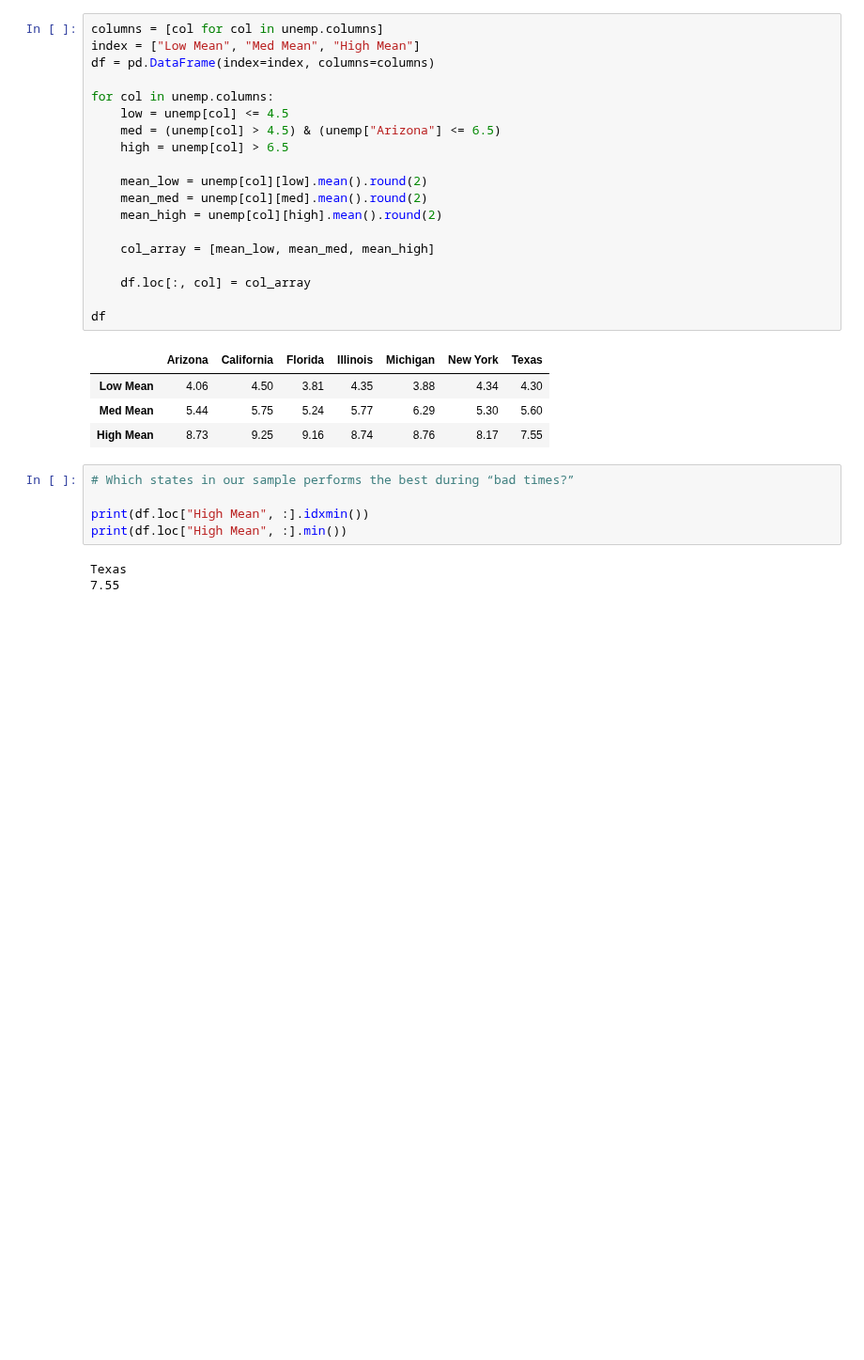
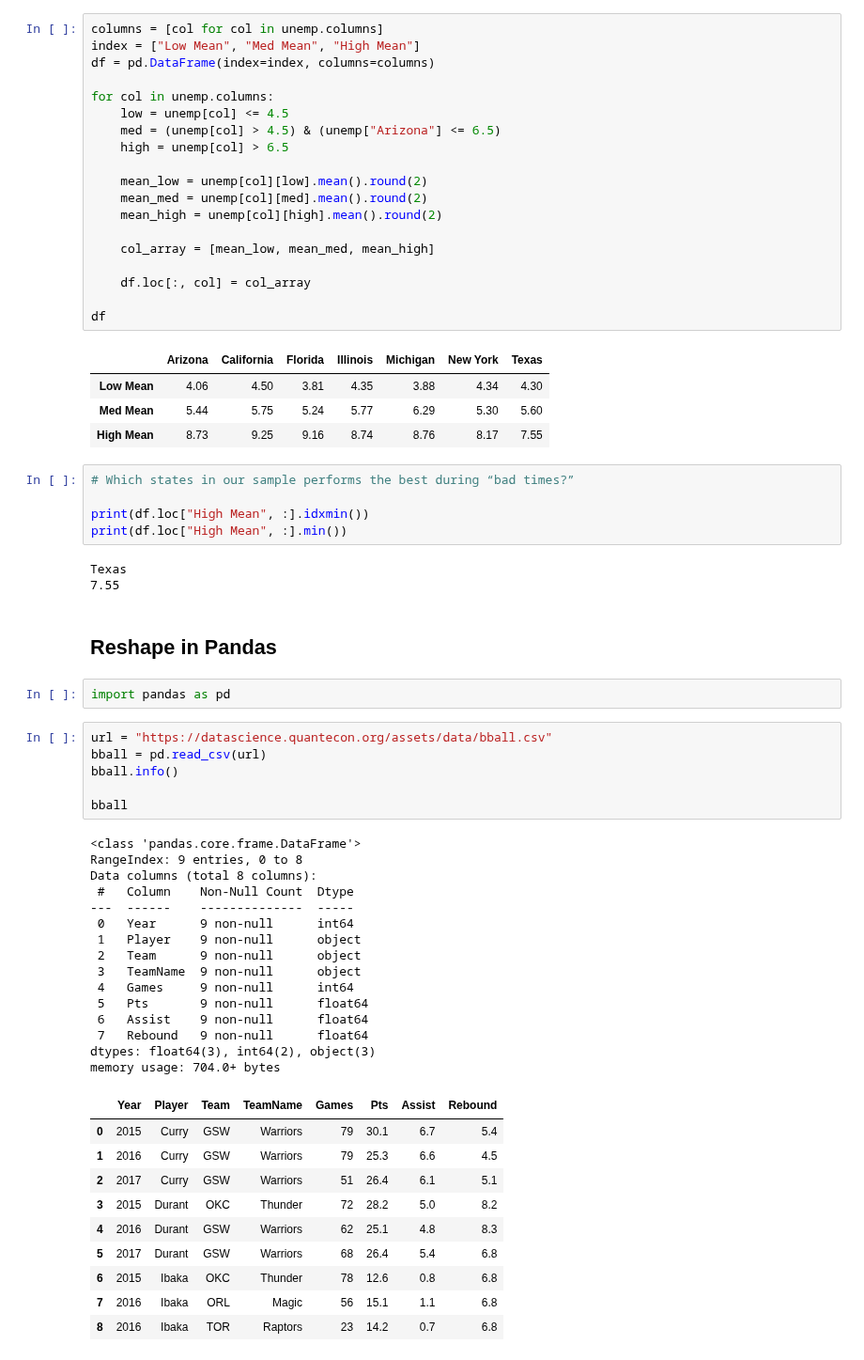
Before and after one commit to adevrent/wqu_mscfe, a Jupyter notebook: Financial Data/M5/quantecon_pandas.ipynb, the cells around one changed output. Shown at 94% size. Drawn from its saved outputs; the diff is of its cells as text; blank space fills up the shorter version.

```diff
--- a/Financial Data/M5/quantecon_pandas.ipynb
+++ b/Financial Data/M5/quantecon_pandas.ipynb
@@ -1063,3 +1067,39 @@ print(df.loc["High Mean", :].min())
 # %% [output]
 Texas
 7.55
+# %% [markdown]
+## Reshape in Pandas
+# %%
+import pandas as pd
+# %%
+url = "https://datascience.quantecon.org/assets/data/bball.csv"
+bball = pd.read_csv(url)
+bball.info()
+
+bball
+# %% [output]
+<class 'pandas.core.frame.DataFrame'>
+RangeIndex: 9 entries, 0 to 8
+Data columns (total 8 columns):
+ #   Column    Non-Null Count  Dtype
+---  ------    --------------  -----
+ 0   Year      9 non-null      int64
+ 1   Player    9 non-null      object
+ 2   Team      9 non-null      object
+ 3   TeamName  9 non-null      object
+ 4   Games     9 non-null      int64
+ 5   Pts       9 non-null      float64
+ 6   Assist    9 non-null      float64
+ 7   Rebound   9 non-null      float64
+dtypes: float64(3), int64(2), object(3)
+memory usage: 704.0+ bytes
+|  | Year | Player | Team | TeamName | Games | Pts | Assist | Rebound |
+| 0 | 2015 | Curry | GSW | Warriors | 79 | 30.1 | 6.7 | 5.4 |
+| 1 | 2016 | Curry | GSW | Warriors | 79 | 25.3 | 6.6 | 4.5 |
+| 2 | 2017 | Curry | GSW | Warriors | 51 | 26.4 | 6.1 | 5.1 |
+| 3 | 2015 | Durant | OKC | Thunder | 72 | 28.2 | 5.0 | 8.2 |
+| 4 | 2016 | Durant | GSW | Warriors | 62 | 25.1 | 4.8 | 8.3 |
+| 5 | 2017 | Durant | GSW | Warriors | 68 | 26.4 | 5.4 | 6.8 |
+| 6 | 2015 | Ibaka | OKC | Thunder | 78 | 12.6 | 0.8 | 6.8 |
+| 7 | 2016 | Ibaka | ORL | Magic | 56 | 15.1 | 1.1 | 6.8 |
+| 8 | 2016 | Ibaka | TOR | Raptors | 23 | 14.2 | 0.7 | 6.8 |
```
Also changed, not shown: parts of 6 cells of this notebook, 3 other files.
